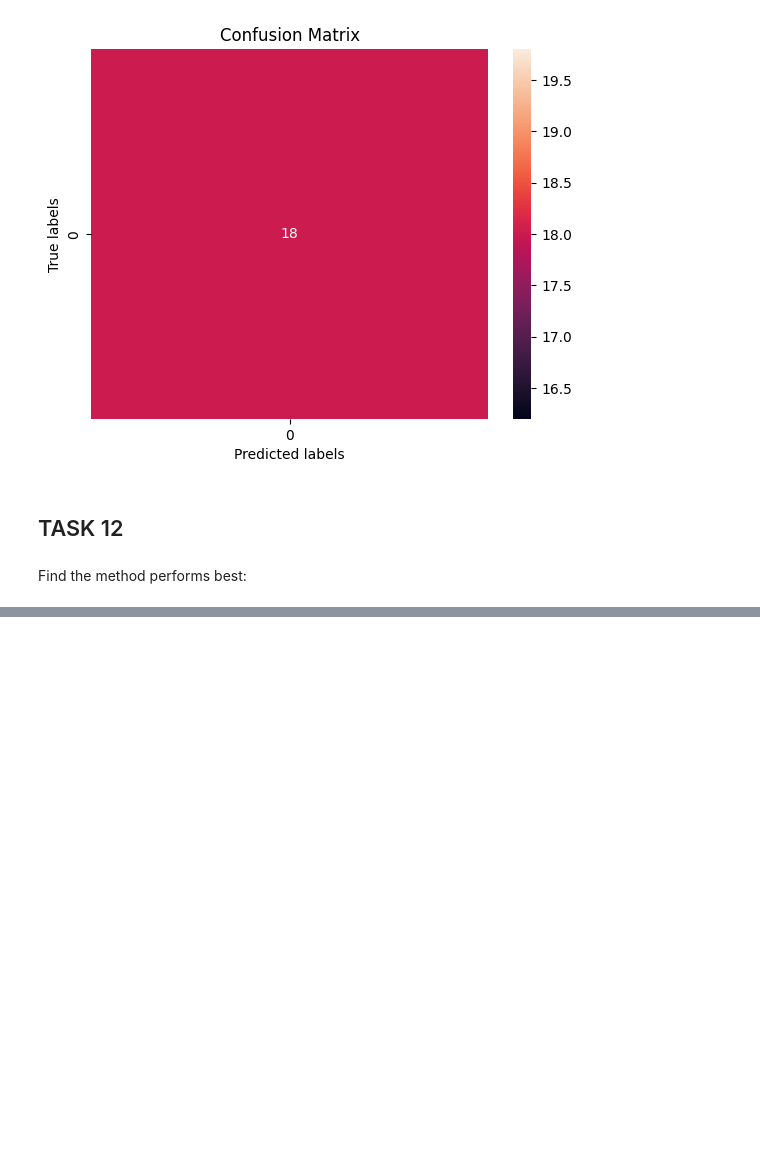
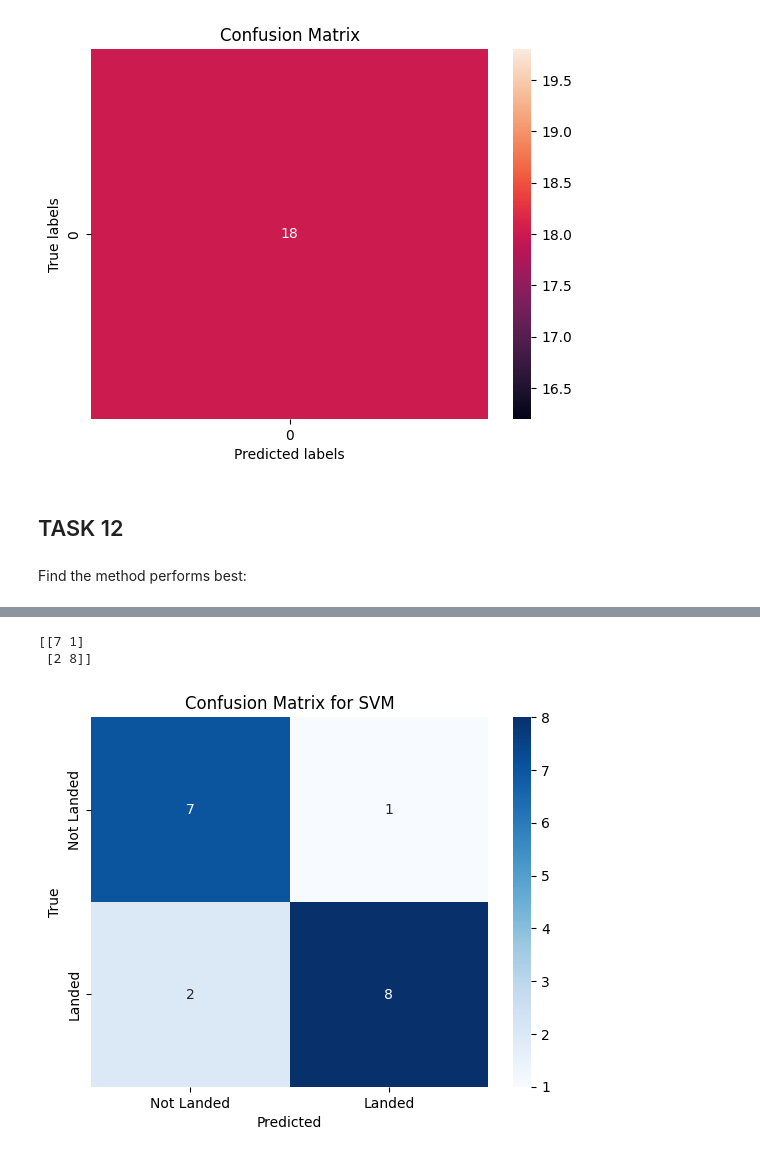
Before and after one commit to rupin-gore/Data-Science-Capstone-Project, a Jupyter notebook: 7-Machine-Learning-Prediction.ipynb, the cells around one changed output, grey strips where cells are left out. Cells and saved outputs as stored; diff of their text form; code cells hidden in the pictures; blank space fills up the shorter version.

```diff
--- a/7-Machine-Learning-Prediction.ipynb
+++ b/7-Machine-Learning-Prediction.ipynb
@@ -313,0 +336,23 @@ Find the method performs best:
+# %%
+from sklearn.metrics import confusion_matrix
+import seaborn as sns
+import matplotlib.pyplot as plt
+
+# Assuming confusion matrix values for the best-performing model (SVM)
+# True Positive (TP), False Positive (FP), True Negative (TN), False Negative (FN)
+y_test = [1, 1, 1, 1, 1, 1, 1, 1, 1, 1, 0, 0, 0, 0, 0, 0, 0, 0]
+y_pred = [1, 1, 1, 1, 1, 1, 1, 1, 0, 0, 0, 0, 0, 0, 0, 0, 0, 1]
+# Create confusion matrix
+
+print(confusion_matrix(y_test, y_pred))
+# Create a heatmap using seaborn
+cm = confusion_matrix(y_test, y_pred)
+sns.heatmap(cm, annot=True, fmt='d', cmap='Blues', xticklabels=['Not Landed', 'Landed'], yticklabels=['Not Landed', 'Landed'])
+plt.title('Confusion Matrix for SVM')
+plt.xlabel('Predicted')
+plt.ylabel('True')
+plt.show()
+# %% [output]
+[[7 1]
+ [2 8]]
+[figure, added]
```
Also changed, not shown: parts of 2 cells of this notebook, 4 other files.
